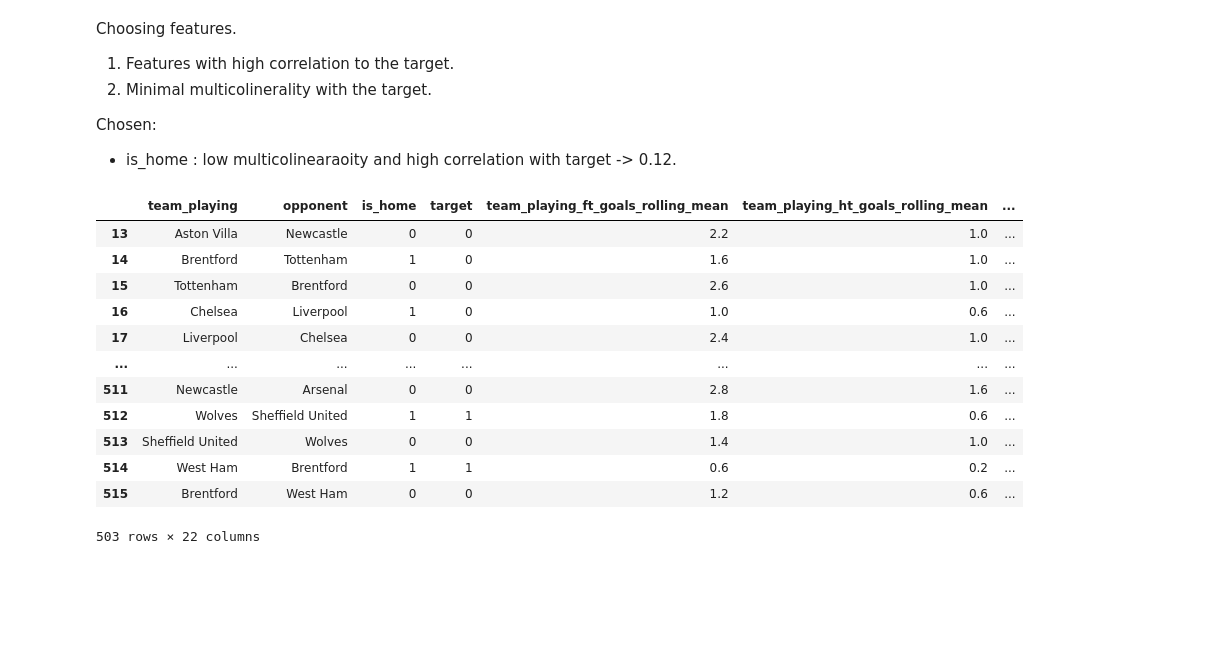
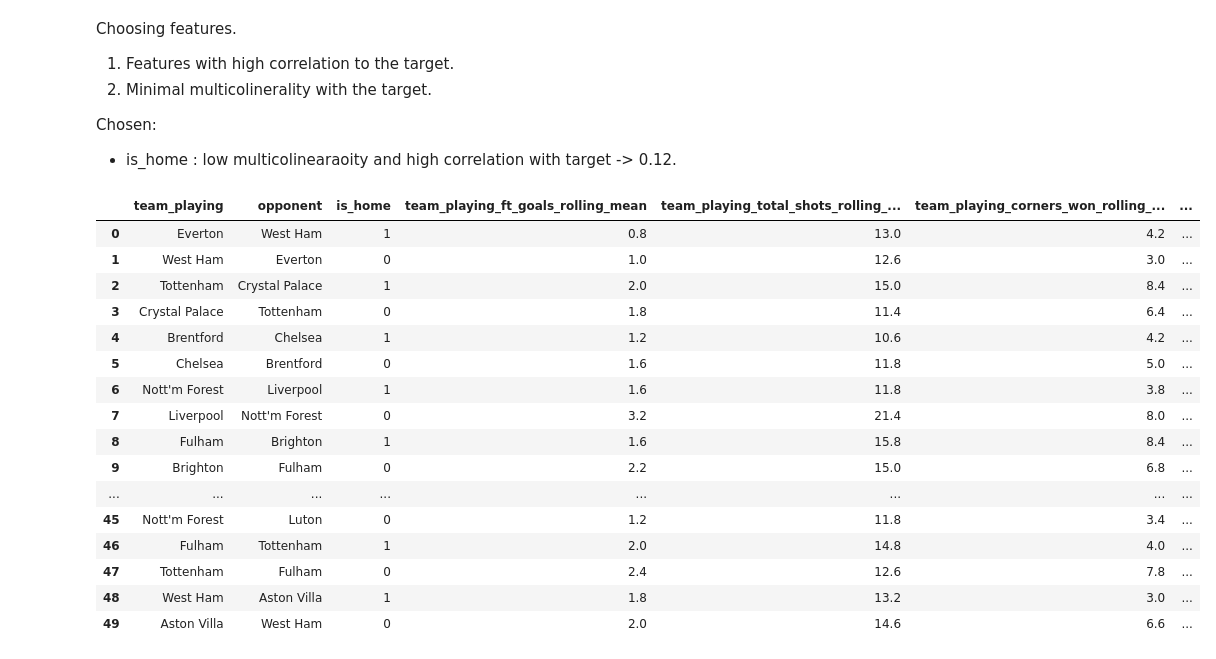
Before and after one commit to adilsaid64/bayesian-football-match-prediction, a Jupyter notebook: data-prep.ipynb, the cells around one changed output. Drawn from its saved outputs; the diff is of its cells as text; code cells hidden in the pictures; blank space fills up the shorter version.

```diff
--- a/data-prep.ipynb
+++ b/data-prep.ipynb
@@ -63,13 +63,13 @@ df
 # %%
 # Create new rows that we will want to use later for future predictions.
 new_rows = {
-    'HomeTeam':['Brentford', 'Man City', 'Liverpool', 'Newcastle', 'Chelsea'],
-    'AwayTeam':['Man United', 'Arsenal', 'Brighton','West Ham', 'Burnley'],
-    'Year' : [2024]*5,
-    'Month' : [3]*5,
-    'Day' : [30, 31, 31, 30, 30],
-    'Hour': [20, 16, 14, 12, 15],
-    'Min':[00, 30, 00, 30, 00]
+    'HomeTeam':['Brentford', 'Man City', 'Liverpool', 'Newcastle', 'Chelsea', 'Aston Villa'],
+    'AwayTeam':['Man United', 'Arsenal', 'Brighton','West Ham', 'Burnley', 'Wolves'],
+    'Year' : [2024]*6,
+    'Month' : [3]*6,
+    'Day' : [30, 31, 31, 30, 30, 30],
+    'Hour': [20, 16, 14, 12, 15, 25],
+    'Min':[00, 30, 00, 30, 00, 00]
 }
 # %%
 df = df[df.columns[:24]].copy()
@@ -499,18 +499,22 @@ y_test.to_csv('data/y_test.csv', index = False)
 
 X_future.to_csv('data/X_future.csv', index = False)
 # %%
-train_df.drop(columns = ['Year', 'Month', 'Day', 'Hour', 'Referee']).iloc[13:]
+test_df.drop(columns = ['Year', 'Month', 'Day', 'Hour', 'Referee']).reset_index(drop = True)[['team_playing', 'opponent']+features]
 # %% [output]
-|  | team_playing | opponent | is_home | target | team_playing_ft_goals_rolling_mean | team_playing_ht_goals_rolling_mean | ... |
-| 13 | Aston Villa | Newcastle | 0 | 0 | 2.2 | 1.0 | ... |
-| 14 | Brentford | Tottenham | 1 | 0 | 1.6 | 1.0 | ... |
-| 15 | Tottenham | Brentford | 0 | 0 | 2.6 | 1.0 | ... |
-| 16 | Chelsea | Liverpool | 1 | 0 | 1.0 | 0.6 | ... |
-| 17 | Liverpool | Chelsea | 0 | 0 | 2.4 | 1.0 | ... |
+|  | team_playing | opponent | is_home | team_playing_ft_goals_rolling_mean | team_playing_total_shots_rolling_... | team_playing_corners_won_rolling_... | ... |
+| 0 | Everton | West Ham | 1 | 0.8 | 13.0 | 4.2 | ... |
+| 1 | West Ham | Everton | 0 | 1.0 | 12.6 | 3.0 | ... |
+| 2 | Tottenham | Crystal Palace | 1 | 2.0 | 15.0 | 8.4 | ... |
+| 3 | Crystal Palace | Tottenham | 0 | 1.8 | 11.4 | 6.4 | ... |
+| 4 | Brentford | Chelsea | 1 | 1.2 | 10.6 | 4.2 | ... |
+| 5 | Chelsea | Brentford | 0 | 1.6 | 11.8 | 5.0 | ... |
+| 6 | Nott'm Forest | Liverpool | 1 | 1.6 | 11.8 | 3.8 | ... |
+| 7 | Liverpool | Nott'm Forest | 0 | 3.2 | 21.4 | 8.0 | ... |
+| 8 | Fulham | Brighton | 1 | 1.6 | 15.8 | 8.4 | ... |
+| 9 | Brighton | Fulham | 0 | 2.2 | 15.0 | 6.8 | ... |
 | ... | ... | ... | ... | ... | ... | ... | ... |
-| 511 | Newcastle | Arsenal | 0 | 0 | 2.8 | 1.6 | ... |
-| 512 | Wolves | Sheffield United | 1 | 1 | 1.8 | 0.6 | ... |
-| 513 | Sheffield United | Wolves | 0 | 0 | 1.4 | 1.0 | ... |
-| 514 | West Ham | Brentford | 1 | 1 | 0.6 | 0.2 | ... |
-| 515 | Brentford | West Ham | 0 | 0 | 1.2 | 0.6 | ... |
+| 45 | Nott'm Forest | Luton | 0 | 1.2 | 11.8 | 3.4 | ... |
+| 46 | Fulham | Tottenham | 1 | 2.0 | 14.8 | 4.0 | ... |
+| 47 | Tottenham | Fulham | 0 | 2.4 | 12.6 | 7.8 | ... |
+| 48 | West Ham | Aston Villa | 1 | 1.8 | 13.2 | 3.0 | ... |
+| 49 | Aston Villa | West Ham | 0 | 2.0 | 14.6 | 6.6 | ... |
-503 rows × 22 columns
```
Also changed, not shown: parts of 9 cells of this notebook, 1 other file.
